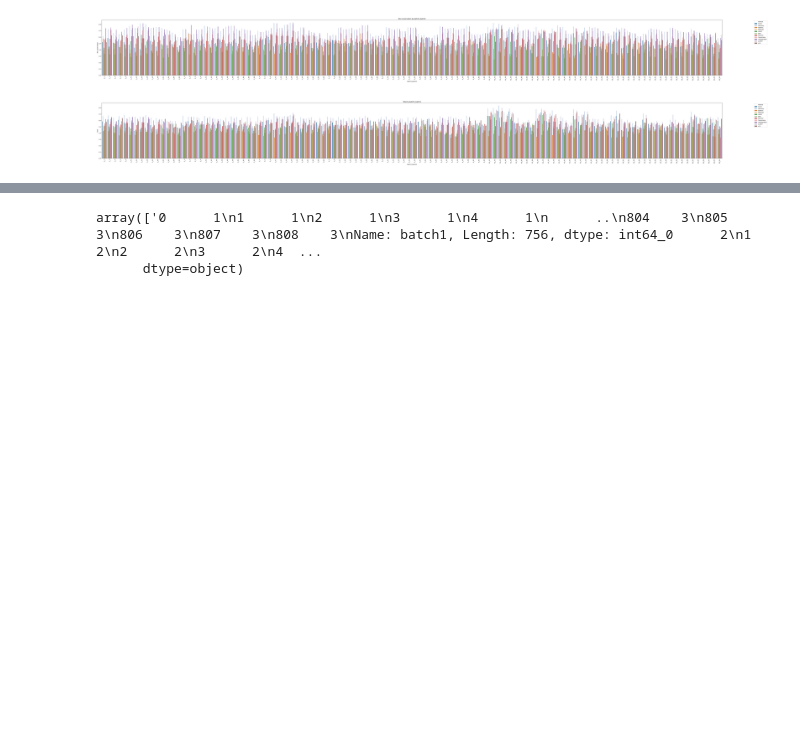
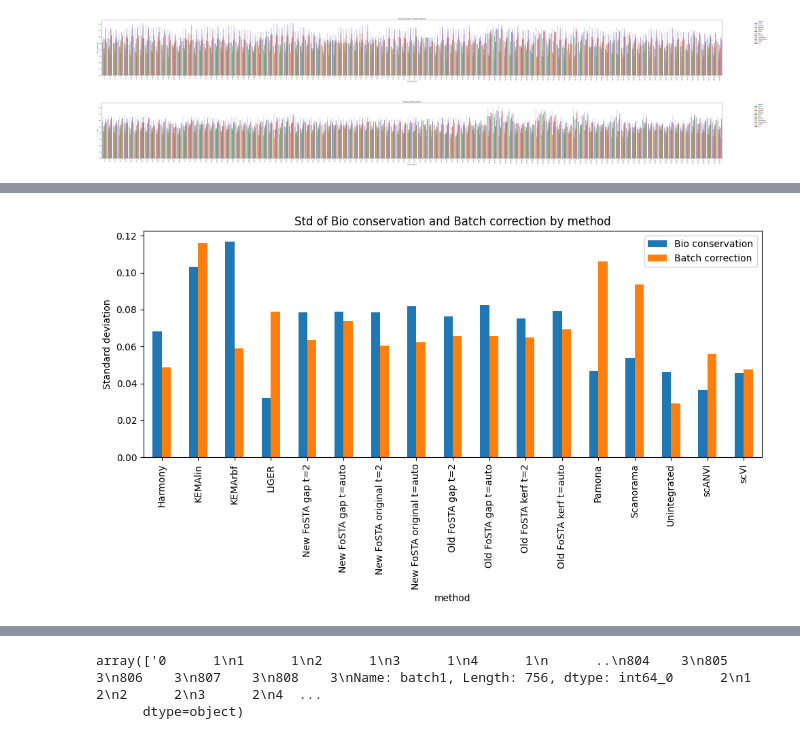
Before and after one commit to aumona/FoSTA-experiments, a Jupyter notebook: notebooks/summarize_results_real_batches.ipynb, the cells around one changed output, grey strips where cells are left out. Saved outputs shown, nothing was run; the diff lists cells and outputs as text; code cells hidden in the pictures; blank space fills up the shorter version.

```diff
--- a/notebooks/summarize_results_real_batches.ipynb
+++ b/notebooks/summarize_results_real_batches.ipynb
@@ -233,0 +158,15 @@ def plot_bio_vs_batch_correction_markers(results_df, title="Bio conservation vs
+# %%
+# bar plot of the std over bio conservation and batch correction for each method
+std_df = (
+    results_df.groupby("method")[["Bio conservation", "Batch correction"]]
+    .std()
+    .fillna(0)
+)
+
+ax = std_df.plot(kind="bar", figsize=(10, 6))
+ax.set_ylabel("Standard deviation")
+ax.set_title("Std of Bio conservation and Batch correction by method")
+plt.tight_layout()
+plt.show()
+# %% [output]
+[figure, added]
```
Also changed, not shown: parts of 11 cells of this notebook, 1 other file.
